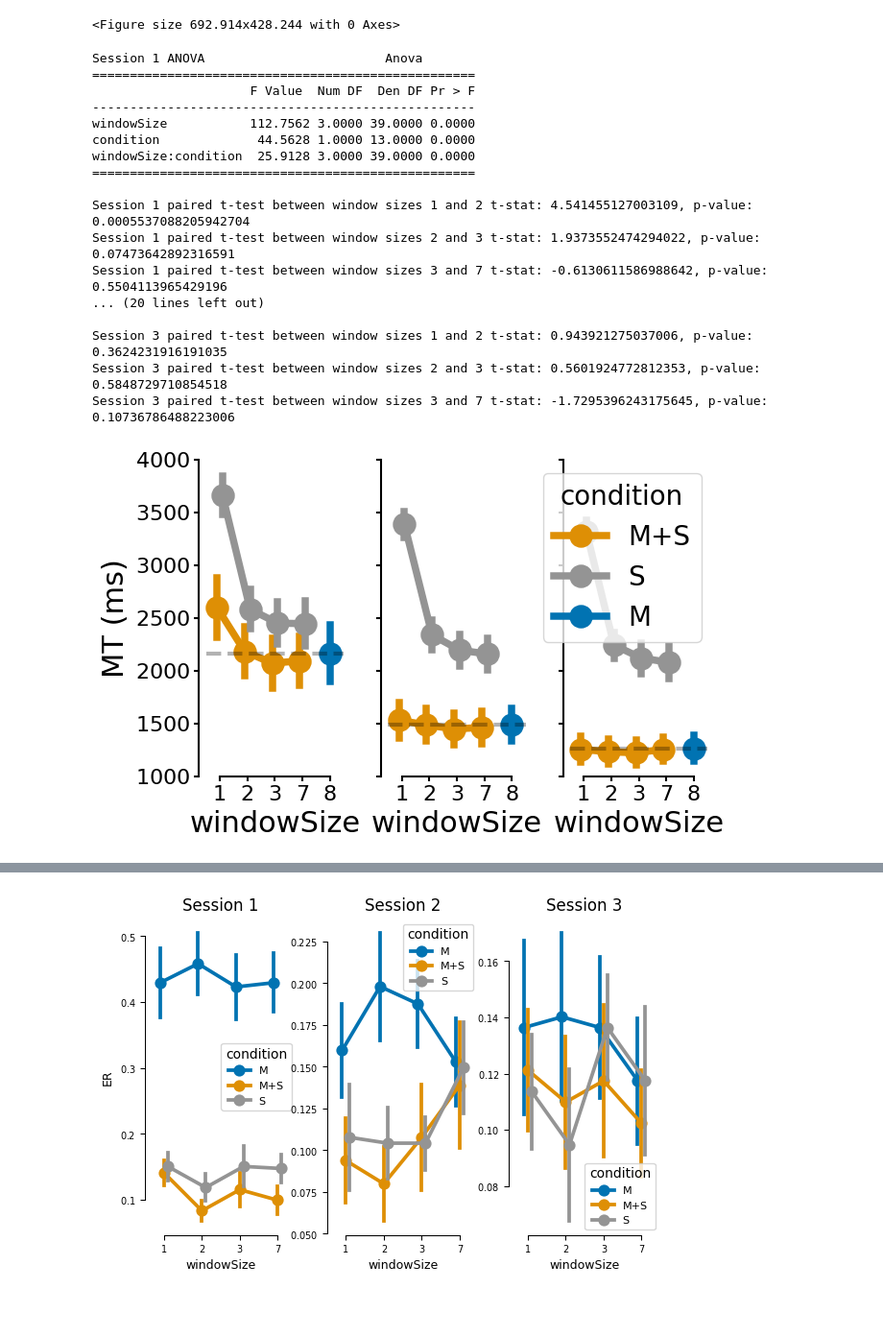
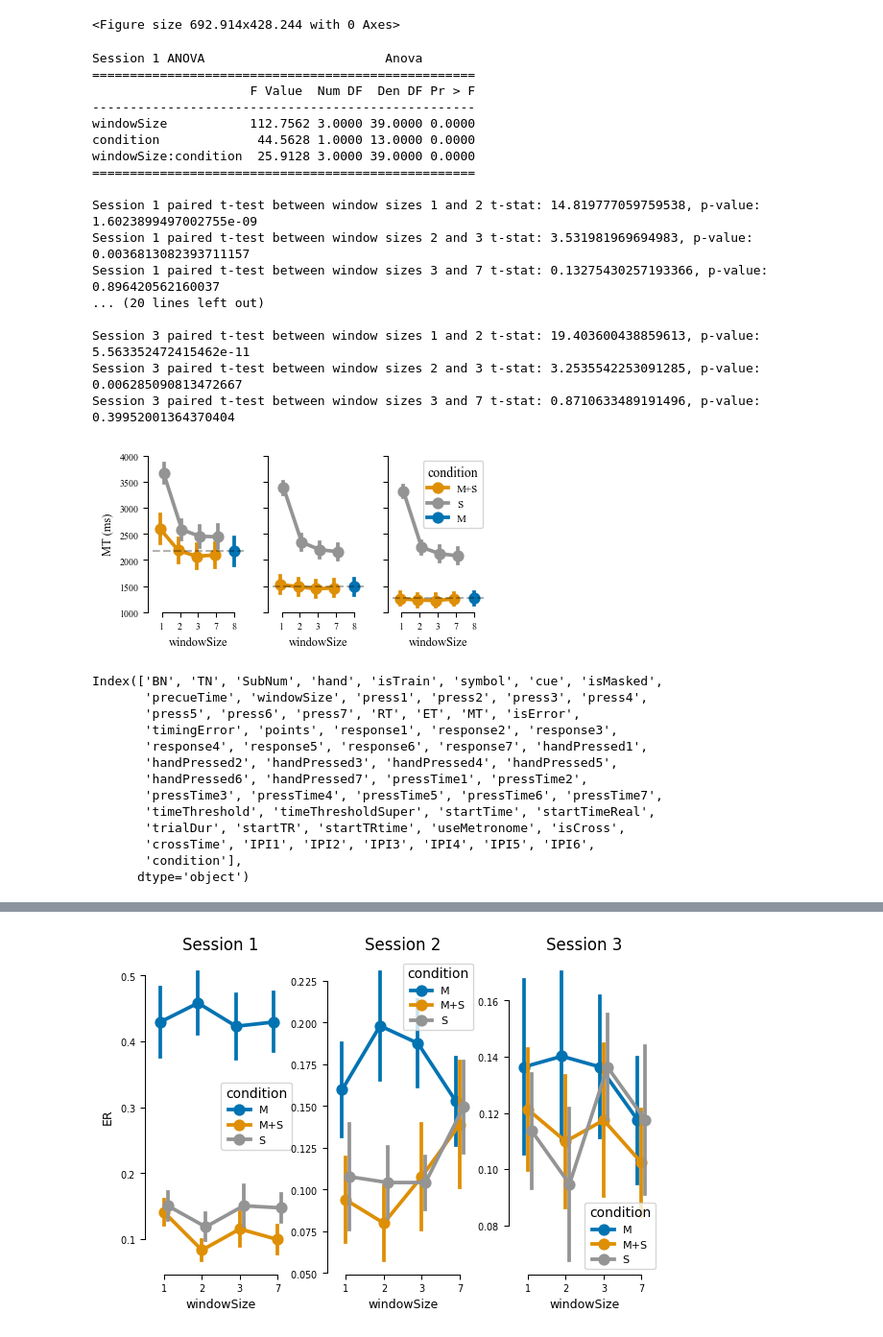
Before and after one commit to manazerzadeh/SequenceSensoryMemoryIntegration, a Jupyter notebook: DataAnalysis.ipynb, the cells around one changed output, grey strips where cells are left out. Shown at 96% size. Saved outputs shown, nothing was run; the diff lists cells and outputs as text; code cells hidden in the pictures; blank space fills up the shorter version.

```diff
--- a/DataAnalysis.ipynb
+++ b/DataAnalysis.ipynb
@@ -16,7 +16,7 @@ from statsmodels.stats.anova import AnovaRM
 
 from natsort import index_natsorted
 
-# plt.rcParams['font.family'] = 'Times New Roman'
+plt.rcParams['font.family'] = 'Times New Roman'
 
 
 path_figs = "./Figs/"
@@ -131,6 +131,8 @@ subjs_presses = utils.finger_melt(subjs).rename(columns={'isError' : 'isTrialErr
 
 subjs['condition'] = subjs.apply(utils.seq_condition, axis=1)
 subjs_presses['condition'] = subjs_presses.apply(utils.seq_condition, axis=1)
+
+subjs['day'] = subjs.apply(utils.add_day, axis=1)
 # %%
 sns.color_palette('colorblind')
 # %% [output]
@@ -153,0 +175,4 @@ custom_palette = {
+# %%
+# sum of  all IPIs in a trial
+subjs['sum_IPI'] = subjs['IPI1'] + subjs['IPI2'] + subjs['IPI3'] + subjs['IPI4'] + subjs['IPI5'] + subjs['IPI6']
+subjs[['MT', 'sum_IPI']]
@@ -424,11 +670,21 @@ array([6.9291376 , 4.28244255])
 <Figure size 692.914x428.244 with 0 Axes>
 # %%
 # fig, axs = plt.subplots(1, 3, figsize=(10, 5))
-# set_figure_style(scale="1.5col")
-set_figure_style(scale="2col")
+set_figure_style(scale="1.5col")
+# set_figure_style(scale="2col")
+
+#get height of figure
+fig = plt.figure()
+fig.canvas.draw()
+fig_height = fig.get_figheight()
+fig_width = fig.get_figwidth()
+fig.clear()
+plt.close(fig)
 
 
-fig, axs = plt.subplots(1, 3)
+
+fig, axs = plt.subplots(1, 3, figsize=(fig_width, fig_height * 3 / 4))
+
 for idx, session in enumerate([session1_blocks, session2_blocks, session3_blocks]):
     subjs_sess = subjs[subjs['BN'].isin(session)].copy()
     subjs_correct = utils.remove_error_trials(subjs_sess)
@@ -492,45 +748,61 @@ for idx, session in enumerate([session1_blocks, session2_blocks, session3_blocks
           AnovaRM(subjs_grouped, 'MT', 'SubNum', within=['windowSize', 'condition']).fit())
 
     # paired t-test between consequtive window sizes
-    condition_to_test = 'M+S'
+    condition_to_test = 'S'
     subjs_grouped = subjs_grouped[subjs_grouped['condition'] == condition_to_test]
     for i in range(len(windowSizes)-1):
         t_stat, p_val = stats.ttest_rel(subjs_grouped[subjs_grouped['windowSize'] == windowSizes[i]]['MT'],
                                 subjs_grouped[subjs_grouped['windowSize'] == windowSizes[i+1]]['MT'])
         print(f"Session {idx+1} paired t-test between window sizes {windowSizes[i]} and {windowSizes[i+1]}",
                 f"t-stat: {t_stat}, p-value: {p_val}")
 
     # t_stat, p_val = stats.ttest_rel(subjs_grouped[subjs_grouped['windowSize'] == 1]['MT'],
     #                     subjs_grouped[subjs_grouped['windowSize']> 1]['MT'])
 
 
 
 
 
 
 
 
 sns.despine(trim=True)
 
-# plt.savefig(path_figs + "MT_windowSize.pdf", format = 'pdf', bbox_inches = 'tight')
+plt.savefig(path_figs + "MT_windowSize.pdf", format = 'pdf', bbox_inches = 'tight')
 
 plt.show()
 # %% [output]
 Session 1 ANOVA                        Anova
 ===================================================
                      F Value  Num DF  Den DF Pr > F
 ---------------------------------------------------
 windowSize           112.7562 3.0000 39.0000 0.0000
 condition             44.5628 1.0000 13.0000 0.0000
 windowSize:condition  25.9128 3.0000 39.0000 0.0000
 ===================================================
 
-Session 1 paired t-test between window sizes 1 and 2 t-stat: 4.541455127003109, p-value: 0.0005537088205942704
-Session 1 paired t-test between window sizes 2 and 3 t-stat: 1.9373552474294022, p-value: 0.07473642892316591
-Session 1 paired t-test between window sizes 3 and 7 t-stat: -0.6130611586988642, p-value: 0.5504113965429196
+Session 1 paired t-test between window sizes 1 and 2 t-stat: 14.819777059759538, p-value: 1.6023899497002755e-09
+Session 1 paired t-test between window sizes 2 and 3 t-stat: 3.531981969694983, p-value: 0.0036813082393711157
+Session 1 paired t-test between window sizes 3 and 7 t-stat: 0.13275430257193366, p-value: 0.896420562160037
 ... (20 lines left out)
 
-Session 3 paired t-test between window sizes 1 and 2 t-stat: 0.943921275037006, p-value: 0.3624231916191035
-Session 3 paired t-test between window sizes 2 and 3 t-stat: 0.5601924772812353, p-value: 0.5848729710854518
-Session 3 paired t-test between window sizes 3 and 7 t-stat: -1.7295396243175645, p-value: 0.10736786488223006
+Session 3 paired t-test between window sizes 1 and 2 t-stat: 19.403600438859613, p-value: 5.563352472415462e-11
+Session 3 paired t-test between window sizes 2 and 3 t-stat: 3.2535542253091285, p-value: 0.006285090813472667
+Session 3 paired t-test between window sizes 3 and 7 t-stat: 0.8710633489191496, p-value: 0.39952001364370404
-[figure, old version]
+[figure, new version]
+# %%
+subjs.columns
+# %% [output]
+Index(['BN', 'TN', 'SubNum', 'hand', 'isTrain', 'symbol', 'cue', 'isMasked',
+       'precueTime', 'windowSize', 'press1', 'press2', 'press3', 'press4',
+       'press5', 'press6', 'press7', 'RT', 'ET', 'MT', 'isError',
+       'timingError', 'points', 'response1', 'response2', 'response3',
+       'response4', 'response5', 'response6', 'response7', 'handPressed1',
+       'handPressed2', 'handPressed3', 'handPressed4', 'handPressed5',
+       'handPressed6', 'handPressed7', 'pressTime1', 'pressTime2',
+       'pressTime3', 'pressTime4', 'pressTime5', 'pressTime6', 'pressTime7',
+       'timeThreshold', 'timeThresholdSuper', 'startTime', 'startTimeReal',
+       'trialDur', 'startTR', 'startTRtime', 'useMetronome', 'isCross',
+       'crossTime', 'IPI1', 'IPI2', 'IPI3', 'IPI4', 'IPI5', 'IPI6',
+       'condition'],
+      dtype='object')
```
Also changed, not shown: parts of 20 cells of this notebook, 3 other files.
